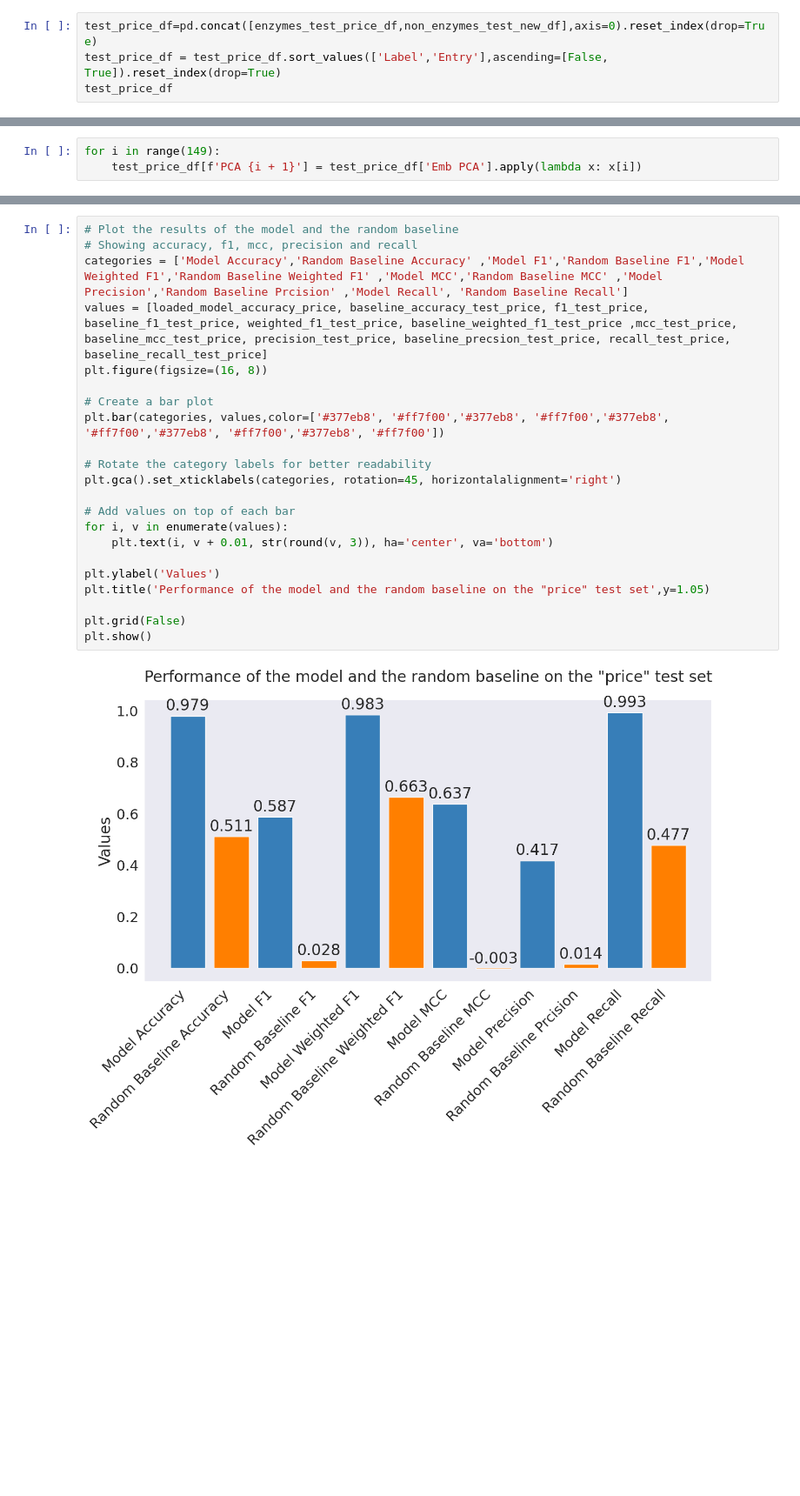
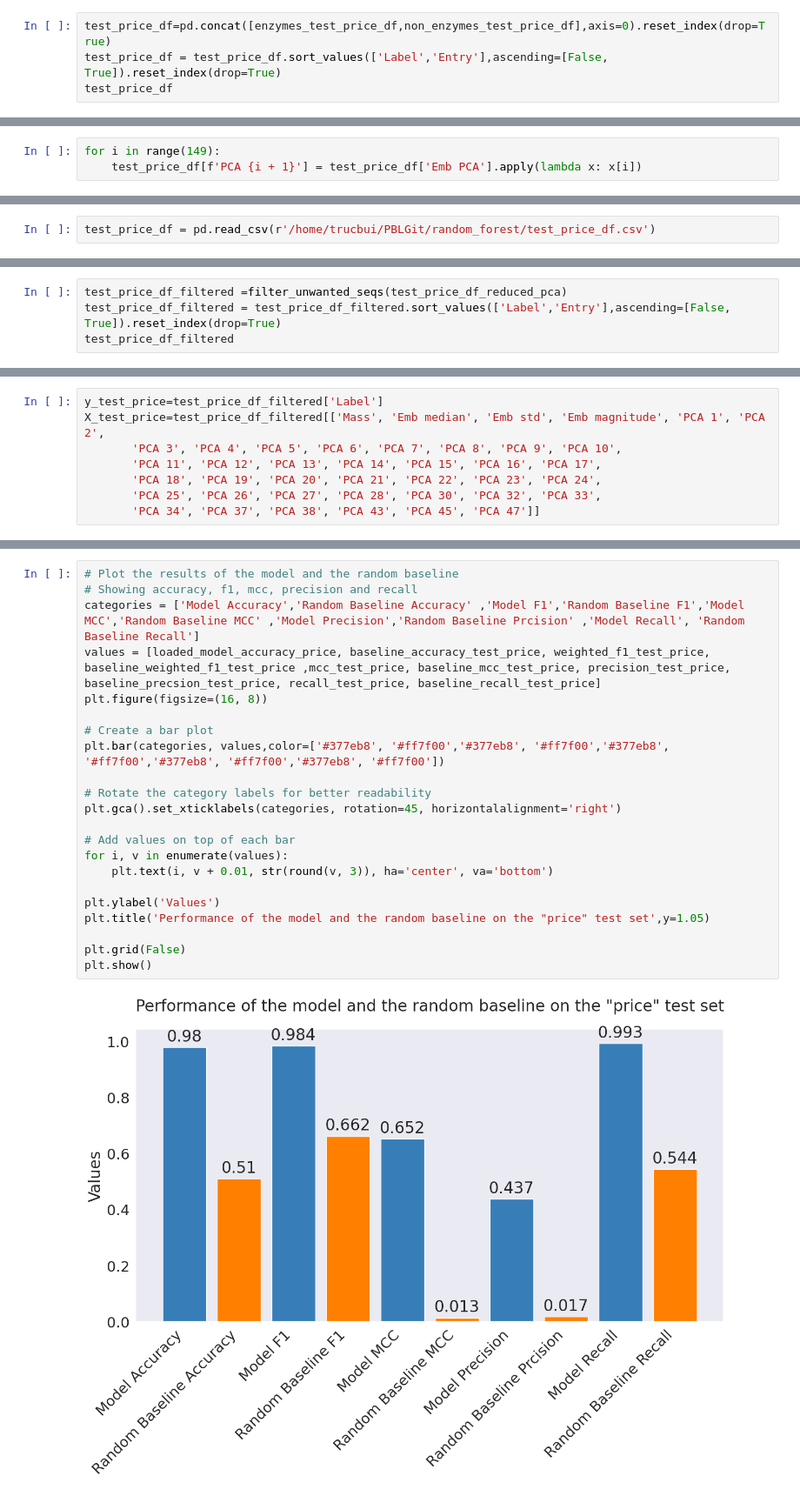
Before and after one commit to github4touchdouble/nnet-enzyme, a Jupyter notebook: random_forest/RandomForest_esm2.ipynb, the cells around one changed output, grey strips where cells are left out. Shown at 87% size. Saved outputs shown, nothing was run; the diff lists cells and outputs as text; blank space fills up the shorter version.

```diff
--- a/random_forest/RandomForest_esm2.ipynb
+++ b/random_forest/RandomForest_esm2.ipynb
@@ -1457,5 +1566,5 @@ enzymes_test_price_df=making_df2(enzymes_test_price_map, 149)
 # %%
-test_price_df=pd.concat([enzymes_test_price_df,non_enzymes_test_new_df],axis=0).reset_index(drop=True)
+test_price_df=pd.concat([enzymes_test_price_df,non_enzymes_test_price_df],axis=0).reset_index(drop=True)
 test_price_df = test_price_df.sort_values(['Label','Entry'],ascending=[False, True]).reset_index(drop=True)
 test_price_df
 # %% [output]
@@ -1478 +1605,3 @@ for i in range(149):
+# %%
+test_price_df = pd.read_csv(r'/home/trucbui/PBLGit/random_forest/test_price_df.csv')
 # %%
@@ -1493,0 +1614,4 @@ X_test_price=test_price_df_reduced_pca[['Mass', 'Emb median', 'Emb std', 'Emb ma
+# %%
+test_price_df_filtered =filter_unwanted_seqs(test_price_df_reduced_pca)
+test_price_df_filtered = test_price_df_filtered.sort_values(['Label','Entry'],ascending=[False, True]).reset_index(drop=True)
+test_price_df_filtered
@@ -1494,3 +1632,11 @@ X_test_price=test_price_df_reduced_pca[['Mass', 'Emb median', 'Emb std', 'Emb ma
+# %%
+y_test_price=test_price_df_filtered['Label']
+X_test_price=test_price_df_filtered[['Mass', 'Emb median', 'Emb std', 'Emb magnitude', 'PCA 1', 'PCA 2',
+       'PCA 3', 'PCA 4', 'PCA 5', 'PCA 6', 'PCA 7', 'PCA 8', 'PCA 9', 'PCA 10',
+       'PCA 11', 'PCA 12', 'PCA 13', 'PCA 14', 'PCA 15', 'PCA 16', 'PCA 17',
+       'PCA 18', 'PCA 19', 'PCA 20', 'PCA 21', 'PCA 22', 'PCA 23', 'PCA 24',
+       'PCA 25', 'PCA 26', 'PCA 27', 'PCA 28', 'PCA 30', 'PCA 32', 'PCA 33',
+       'PCA 34', 'PCA 37', 'PCA 38', 'PCA 43', 'PCA 45', 'PCA 47']]
 # %%
 y_pred_test_price=loaded_model.predict(X_test_price)
 loaded_model_accuracy_price = loaded_model.score(X_test_price, y_test_price)
@@ -1562,24 +1708,24 @@ Baseline Recall (Random Guessing) on the 'price' testset: 0.47651006711409394
 # %%
 # Plot the results of the model and the random baseline
 # Showing accuracy, f1, mcc, precision and recall
-categories = ['Model Accuracy','Random Baseline Accuracy' ,'Model F1','Random Baseline F1','Model Weighted F1','Random Baseline Weighted F1' ,'Model MCC','Random Baseline MCC' ,'Model Precision','Random Baseline Prcision' ,'Model Recall', 'Random Baseline Recall']
-values = [loaded_model_accuracy_price, baseline_accuracy_test_price, f1_test_price, baseline_f1_test_price, weighted_f1_test_price, baseline_weighted_f1_test_price ,mcc_test_price, baseline_mcc_test_price, precision_test_price, baseline_precsion_test_price, recall_test_price, baseline_recall_test_price]
+categories = ['Model Accuracy','Random Baseline Accuracy' ,'Model F1','Random Baseline F1','Model MCC','Random Baseline MCC' ,'Model Precision','Random Baseline Prcision' ,'Model Recall', 'Random Baseline Recall']
+values = [loaded_model_accuracy_price, baseline_accuracy_test_price, weighted_f1_test_price, baseline_weighted_f1_test_price ,mcc_test_price, baseline_mcc_test_price, precision_test_price, baseline_precsion_test_price, recall_test_price, baseline_recall_test_price]
 plt.figure(figsize=(16, 8))
 
 # Create a bar plot
 plt.bar(categories, values,color=['#377eb8', '#ff7f00','#377eb8', '#ff7f00','#377eb8', '#ff7f00','#377eb8', '#ff7f00','#377eb8', '#ff7f00'])
 
 # Rotate the category labels for better readability
 plt.gca().set_xticklabels(categories, rotation=45, horizontalalignment='right')
 
 # Add values on top of each bar
 for i, v in enumerate(values):
     plt.text(i, v + 0.01, str(round(v, 3)), ha='center', va='bottom')
 
 plt.ylabel('Values')
 plt.title('Performance of the model and the random baseline on the "price" test set',y=1.05)
 
 plt.grid(False)
 plt.show()
 # %% [output]
-[figure, old version]
+[figure, new version]
```
Also changed, not shown: parts of 31 cells of this notebook, 2 other files.
